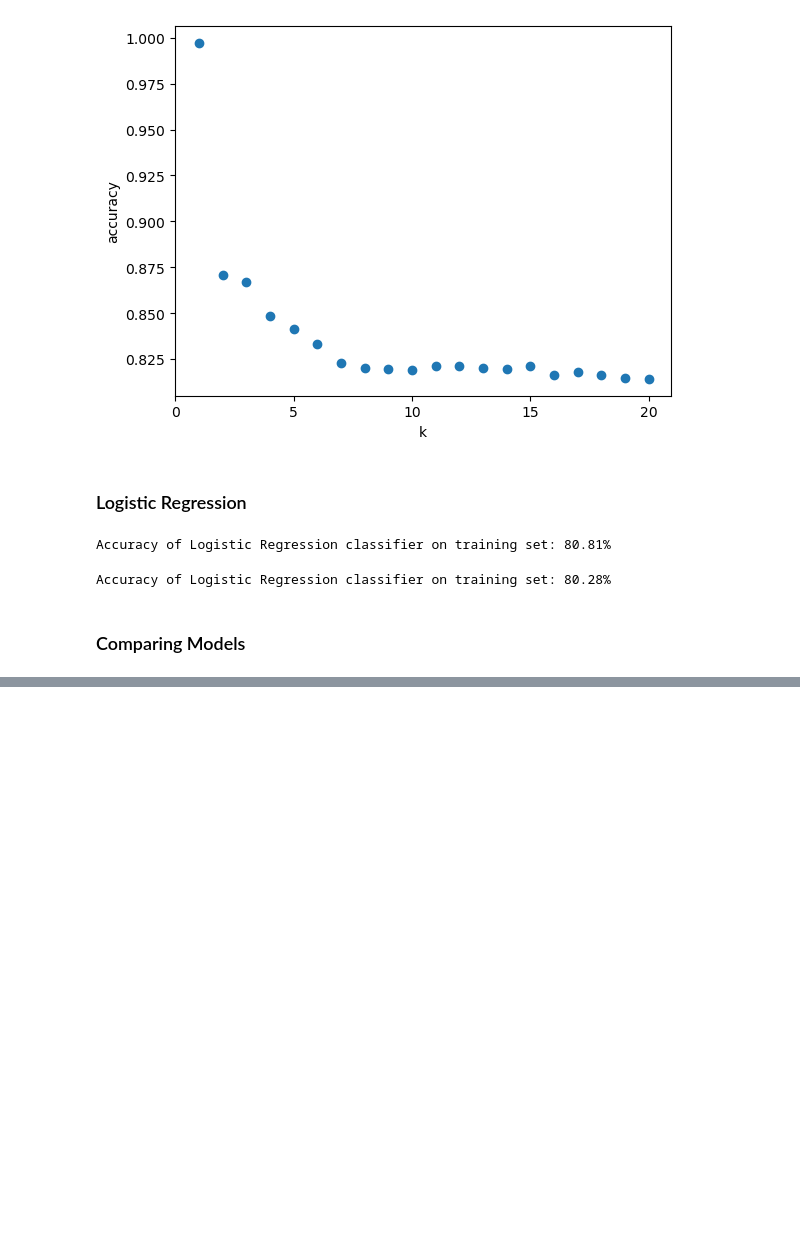
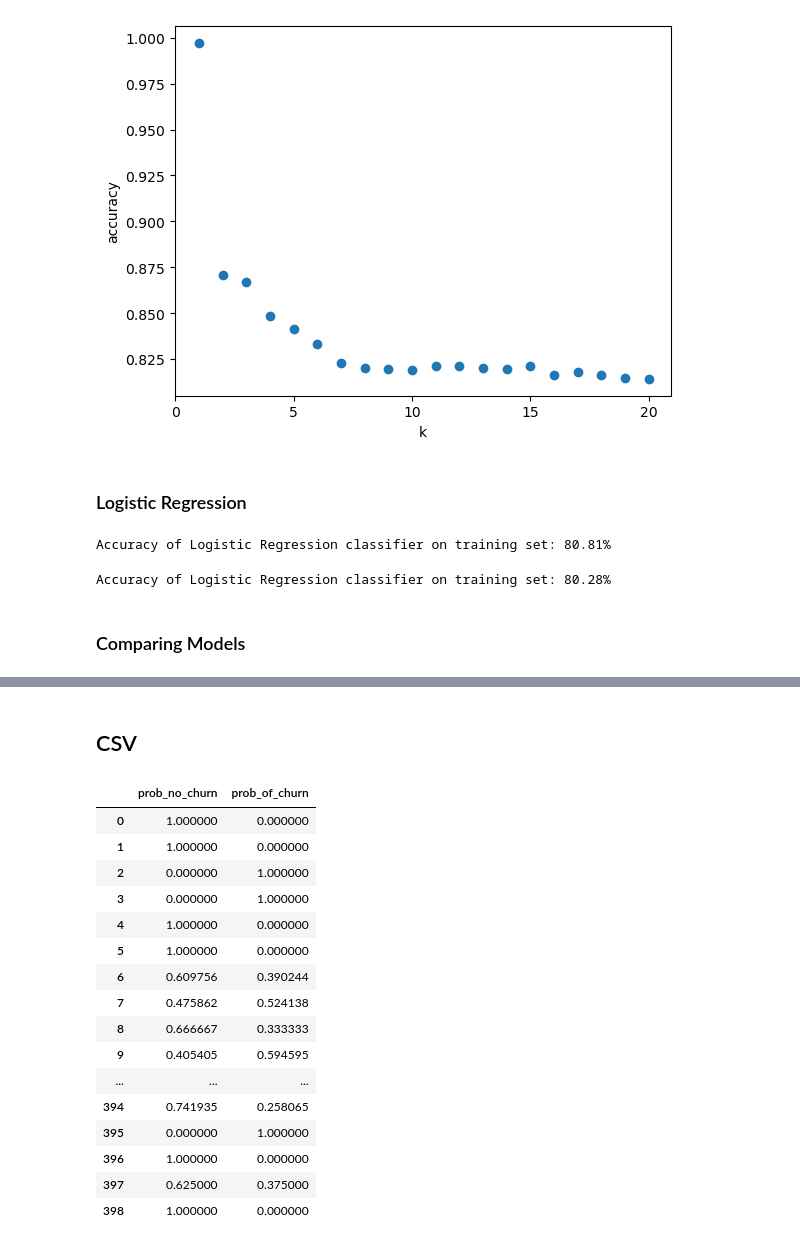
Before and after one commit to nicolas-angarita/churn_classification_project, a Jupyter notebook: working_notebook.ipynb, the cells around one changed output, grey strips where cells are left out. Cells and saved outputs as stored; diff of their text form; code cells hidden in the pictures; blank space fills up the shorter version.

```diff
--- a/working_notebook.ipynb
+++ b/working_notebook.ipynb
@@ -896,7 +905,8 @@ plt.show()
 ### Random Forest Models
 # %%
 # made a for loop to make the model, fit the model,
-# run the model(using in/out of sample accuracy) and evaluate the model to run through different depths of min_samples and max_depth
+# ran the model(using in/out of sample accuracy) and evaluate the model
+# to run through different depths of min_samples and max_depth
 
 metrics = []
 max_depth = 11
@@ -905,7 +915,8 @@ for i in range(1, max_depth):
 
     depth = max_depth - i
     n_samples = i
-    rf = RandomForestClassifier(max_depth = depth, min_samples_leaf = n_samples, random_state = 22, n_estimators = 200)
+    rf = RandomForestClassifier(max_depth = depth, min_samples_leaf = n_samples,
+                                random_state = 22, n_estimators = 200)
 
     rf = rf.fit(X_train, y_train)
 
@@ -1105,0 +1143,2 @@ The Logistic Regression validate accuracy is 0.802839
+# %% [markdown]
+## CSV
@@ -1105,0 +1149,22 @@ The Logistic Regression validate accuracy is 0.802839
+# %%
+pd.options.display.max_rows = None
+
+test_y_pred_prob
+# %% [output]
+|  | prob_no_churn | prob_of_churn |
+| 0 | 1.000000 | 0.000000 |
+| 1 | 1.000000 | 0.000000 |
+| 2 | 0.000000 | 1.000000 |
+| 3 | 0.000000 | 1.000000 |
+| 4 | 1.000000 | 0.000000 |
+| 5 | 1.000000 | 0.000000 |
+| 6 | 0.609756 | 0.390244 |
+| 7 | 0.475862 | 0.524138 |
+| 8 | 0.666667 | 0.333333 |
+| 9 | 0.405405 | 0.594595 |
+| ... | ... | ... |
+| 394 | 0.741935 | 0.258065 |
+| 395 | 0.000000 | 1.000000 |
+| 396 | 1.000000 | 0.000000 |
+| 397 | 0.625000 | 0.375000 |
+| 398 | 1.000000 | 0.000000 |
```
Also changed, not shown: parts of 20 cells of this notebook.
